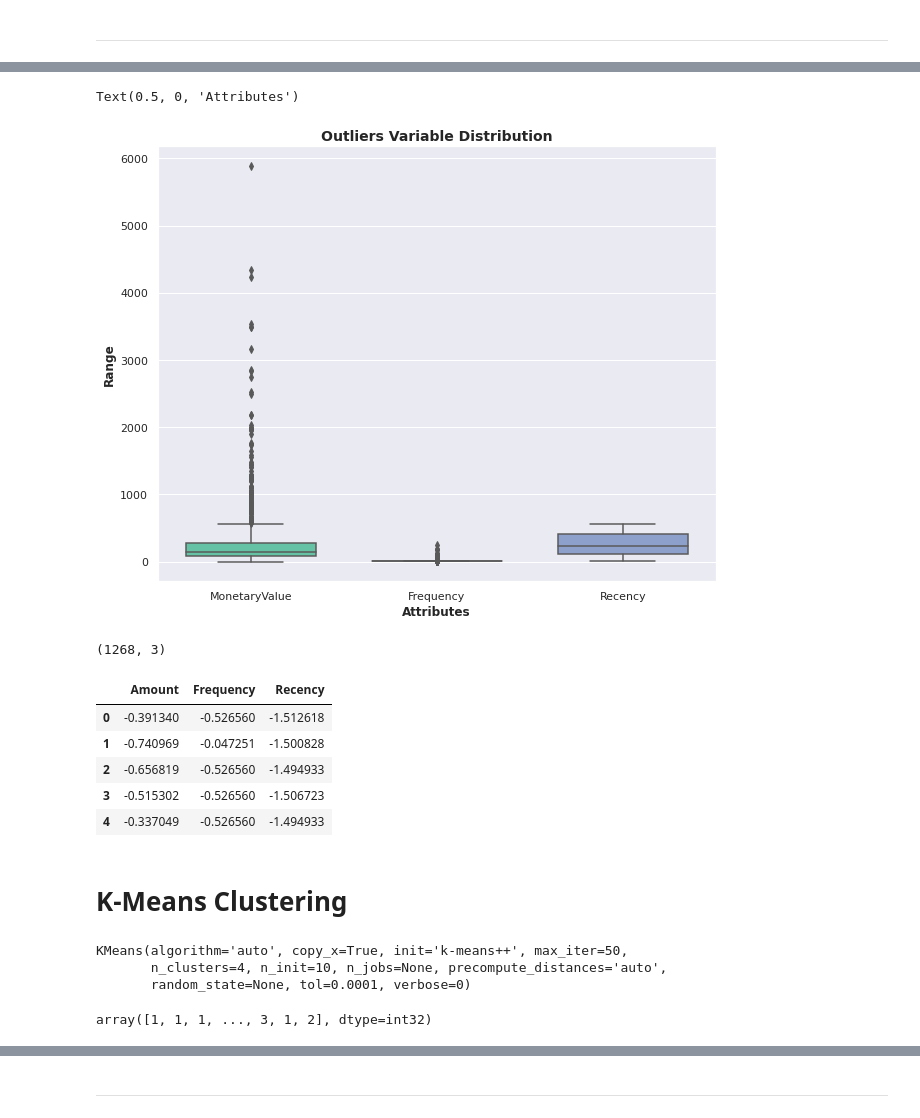
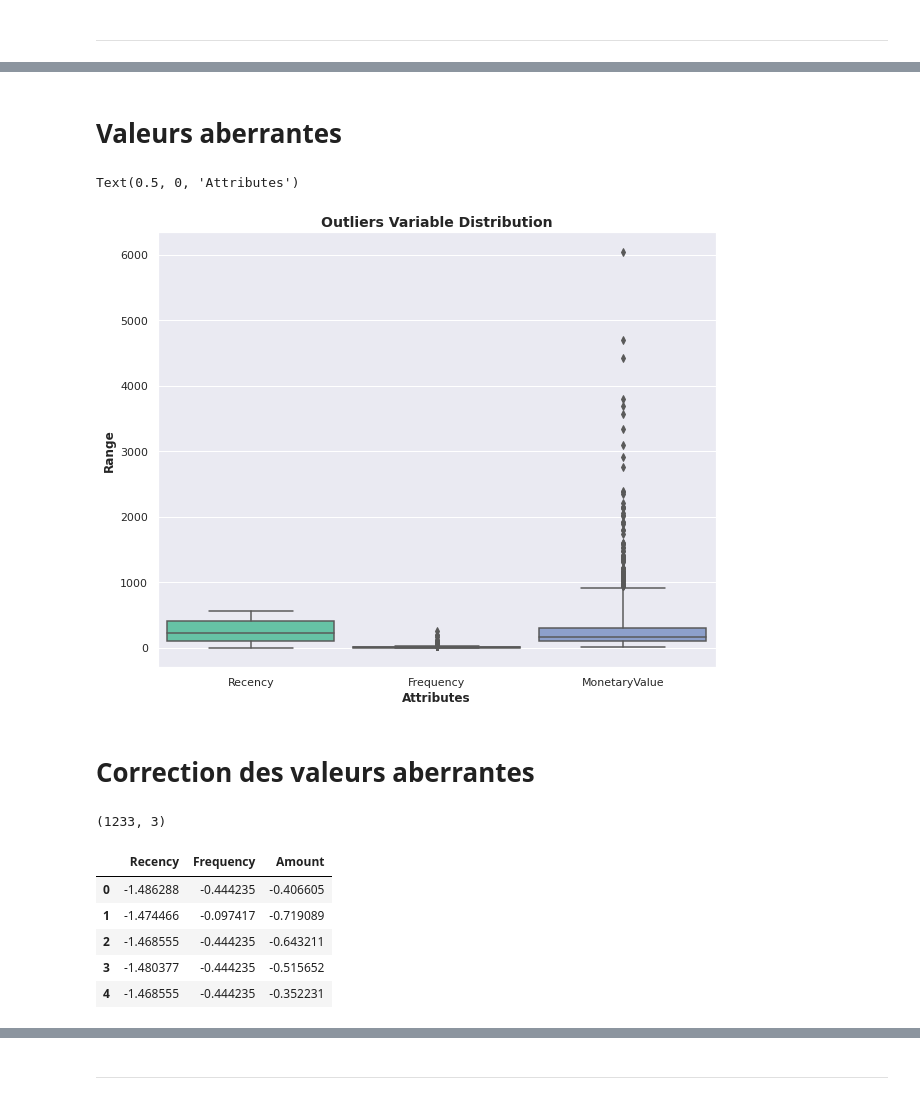
Before and after one commit to khaoula-oueslati/ConvMsa, a Jupyter notebook: test_tech.ipynb, the cells around one changed output, grey strips where cells are left out. Cells and saved outputs as stored; diff of their text form; code cells hidden in the pictures.

```diff
--- a/test_tech.ipynb
+++ b/test_tech.ipynb
@@ -252,2 +266,0 @@ customers_B2C["Total"] = customers_B2C["Total"].astype('float')
-# %%
-customers_B2C["Total"] = customers_B2C["Total"].fillna(0).astype(float)
@@ -254,6 +269,17 @@ customers_B2C["Total"] = customers_B2C["Total"].fillna(0).astype(float)
 # %%
+# Create snapshot date
+snapshot_date = customers_B2C['Created at'].max() + timedelta(days=1)
+print("snapshot date: {}".format(snapshot_date))
+
 # Grouping by CustomerID
 data_process = customers_B2C.groupby(['Customer id']).agg({
         'Created at': lambda x: (snapshot_date - x.max()).days,
         'Name': 'count',
-        'Total': 'sum'})
+        'Total Revenu': 'sum'})
+
+# Rename the columns
+data_process.rename(columns={'Created at': 'Recency',
+                         'Name': 'Frequency',
+                         'Total Revenu': 'MonetaryValue'}, inplace=True)
+print("-------------------------------")
+data_process.head()
@@ -260,5 +295,0 @@ data_process = customers_B2C.groupby(['Customer id']).agg({
-# %%
-# Rename the columns
-data_process.rename(columns={'Created at': 'Recency',
-                         'Name': 'Frequency',
-                         'Total': 'MonetaryValue'}, inplace=True)
@@ -283,0 +309,4 @@ data_process
+# %%
+# MonetaryValue should be > 0
+data_process = data_process[data_process["MonetaryValue"] > 0]
+data_process.describe().T
@@ -298,13 +349,17 @@ plt.show()
+# %% [markdown]
+# Valeurs aberrantes
 # %%
-attributes = ['MonetaryValue','Frequency','Recency']
+attributes = ['Recency','Frequency','MonetaryValue']
 plt.rcParams['figure.figsize'] = [10,8]
-sns.boxplot(data = data_process[attributes], orient="v", palette="Set2" ,whis=1.5,saturation=1, width=0.7)
+sns.boxplot(data = data_process[attributes], orient="v", palette="Set2" ,whis=3,saturation=1, width=0.9)
 plt.title("Outliers Variable Distribution", fontsize = 14, fontweight = 'bold')
 plt.ylabel("Range", fontweight = 'bold')
 plt.xlabel("Attributes", fontweight = 'bold')
 # %% [output]
 Text(0.5, 0, 'Attributes')
-[figure, old version]
+[figure, new version]
+# %% [markdown]
+# Correction des valeurs aberrantes
 # %%
 rfm = data_process
 # %%
@@ -330,5 +383,5 @@ from sklearn.preprocessing import StandardScaler
 # %%
-rfm_df = rfm[['MonetaryValue', 'Frequency', 'Recency']]
+rfm_df = rfm[['Recency', 'Frequency', 'MonetaryValue']]
 
 # Instantiate
 scaler = StandardScaler()
@@ -337,17 +390,15 @@ scaler = StandardScaler()
 rfm_df_scaled = scaler.fit_transform(rfm_df)
 rfm_df_scaled.shape
 # %% [output]
-(1268, 3)
+(1233, 3)
 # %%
 rfm_df_scaled = pd.DataFrame(rfm_df_scaled)
-rfm_df_scaled.columns = ['Amount', 'Frequency', 'Recency']
+rfm_df_scaled.columns = ['Recency', 'Frequency', 'Amount']
 rfm_df_scaled.head()
 # %% [output]
-|  | Amount | Frequency | Recency |
-| 0 | -0.391340 | -0.526560 | -1.512618 |
-| 1 | -0.740969 | -0.047251 | -1.500828 |
-| 2 | -0.656819 | -0.526560 | -1.494933 |
-| 3 | -0.515302 | -0.526560 | -1.506723 |
-| 4 | -0.337049 | -0.526560 | -1.494933 |
+|  | Recency | Frequency | Amount |
+| 0 | -1.486288 | -0.444235 | -0.406605 |
+| 1 | -1.474466 | -0.097417 | -0.719089 |
+| 2 | -1.468555 | -0.444235 | -0.643211 |
+| 3 | -1.480377 | -0.444235 | -0.515652 |
+| 4 | -1.468555 | -0.444235 | -0.352231 |
-# %% [markdown]
-# K-Means Clustering
@@ -358,11 +404,0 @@ from sklearn.metrics import silhouette_samples, silhouette_score
-# %%
-kmeans = KMeans(n_clusters=4, max_iter=50)
-kmeans.fit(rfm_df_scaled)
-# %% [output]
-KMeans(algorithm='auto', copy_x=True, init='k-means++', max_iter=50,
-       n_clusters=4, n_init=10, n_jobs=None, precompute_distances='auto',
-       random_state=None, tol=0.0001, verbose=0)
-# %%
-kmeans.labels_
-# %% [output]
-array([1, 1, 1, ..., 3, 1, 2], dtype=int32)
```
Also changed, not shown: parts of 206 cells of this notebook.
